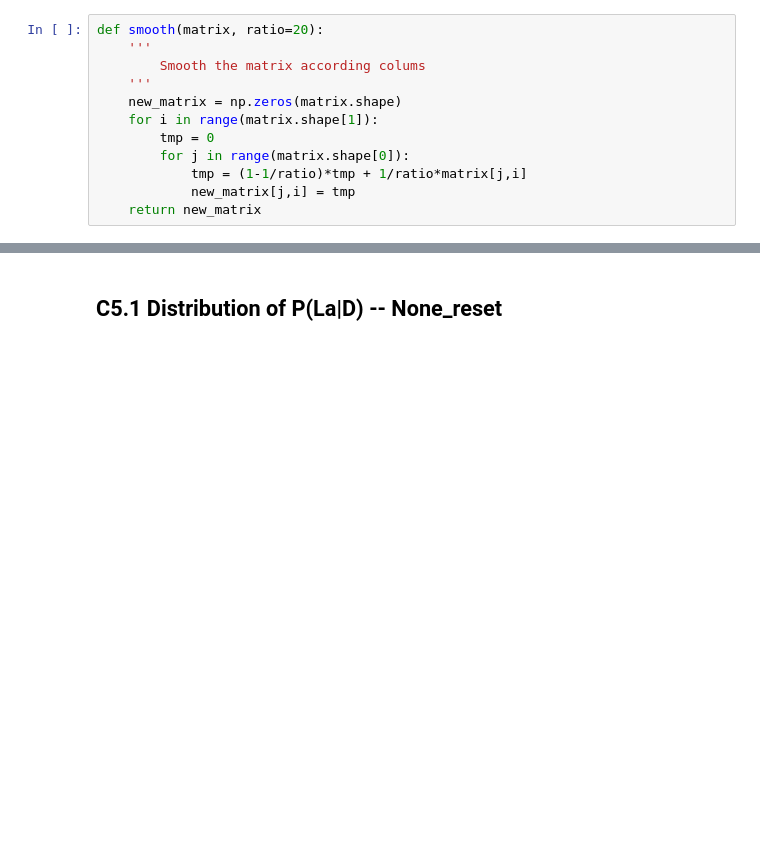
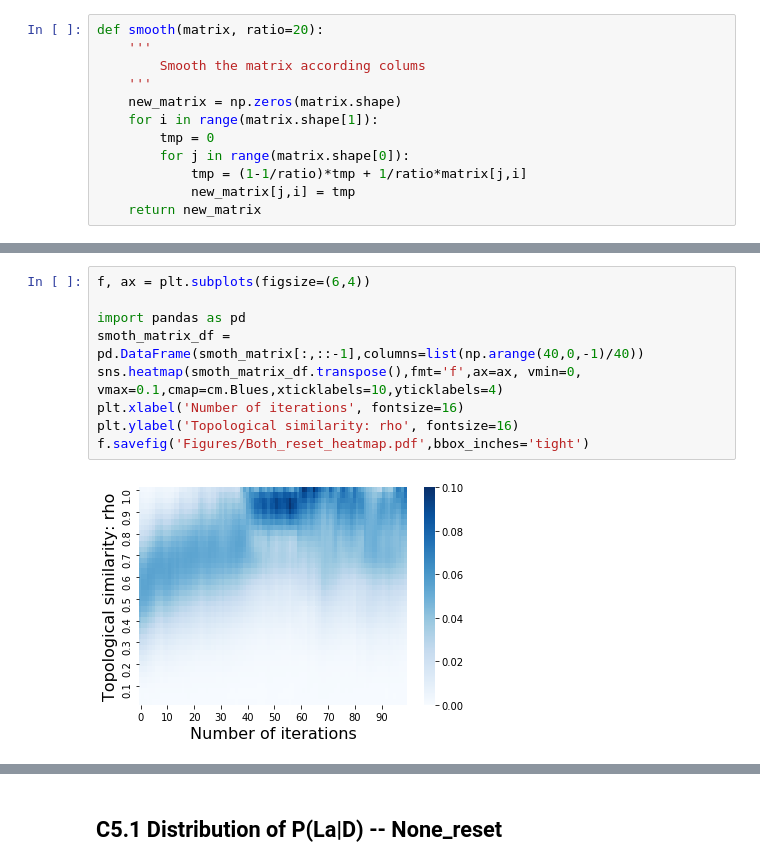
Before and after one commit to Joshua-Edinburgh/numeral_thesis, a Jupyter notebook: show_figures01.ipynb, the cells around one changed output, grey strips where cells are left out. Drawn from its saved outputs; the diff is of its cells as text; blank space fills up the shorter version.

```diff
--- a/show_figures01.ipynb
+++ b/show_figures01.ipynb
@@ -213,3 +214,14 @@ fig.savefig('Figures/Both_reset_3D.pdf')
+# %%
+f, ax = plt.subplots(figsize=(6,4))
+
+import pandas as pd
+smoth_matrix_df = pd.DataFrame(smoth_matrix[:,::-1],columns=list(np.arange(40,0,-1)/40))
+sns.heatmap(smoth_matrix_df.transpose(),fmt='f',ax=ax, vmin=0, vmax=0.1,cmap=cm.Blues,xticklabels=10,yticklabels=4)
+plt.xlabel('Number of iterations', fontsize=16)
+plt.ylabel('Topological similarity: rho', fontsize=16)
+f.savefig('Figures/Both_reset_heatmap.pdf',bbox_inches='tight')
+# %% [output]
+[figure, added]
 # %%
 fig2 = plt.figure(figsize=(6,4))
 ax2 = fig2.add_subplot(1,1,1)
```
Also changed, not shown: parts of 8 cells of this notebook, 9 other files.
